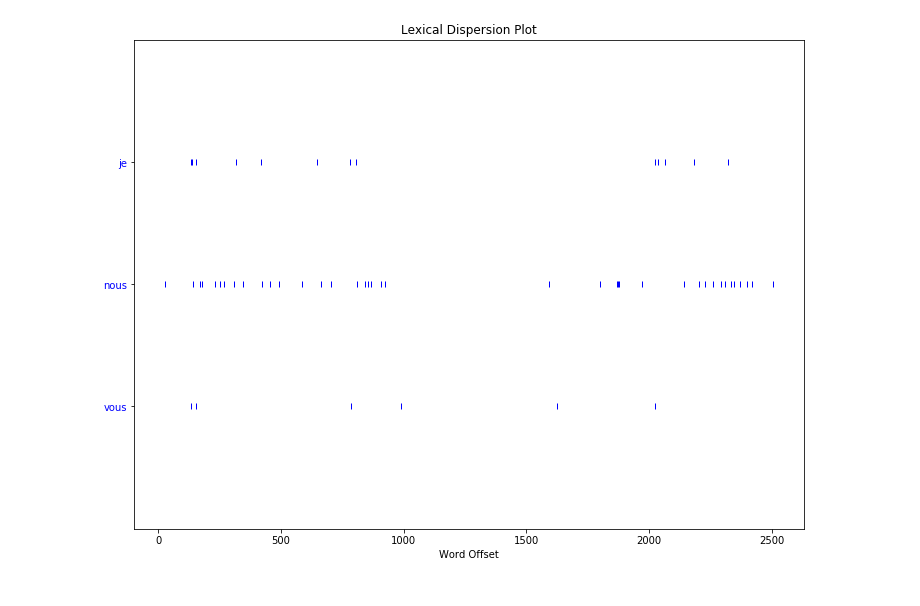
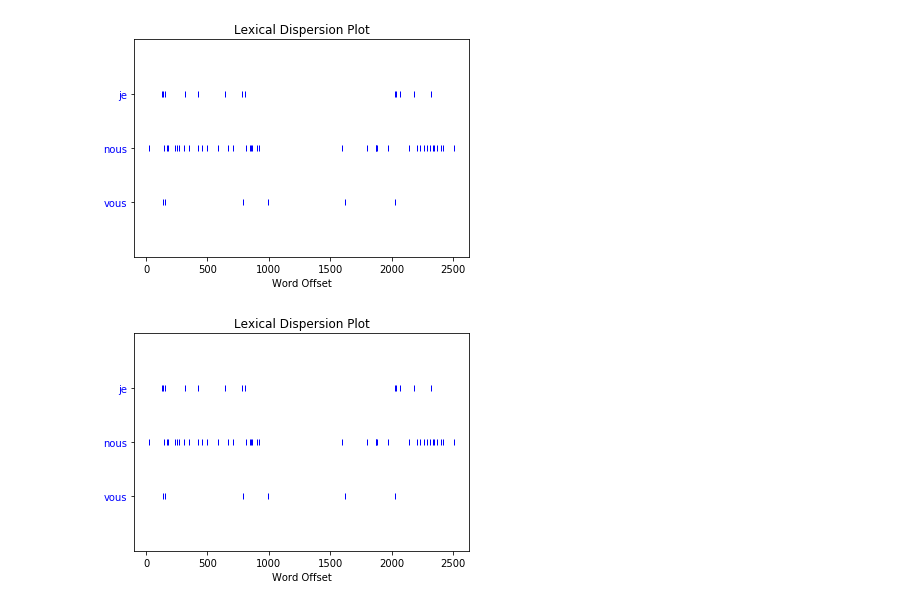
Before and after one commit to cyidhn/texto, a Jupyter notebook: prototypes/dispersion_plot.ipynb, the cells around one changed output. Drawn from its saved outputs; the diff is of its cells as text; code cells hidden in the pictures.

Commit message:
Ajout de la dispersion

```diff
--- a/prototypes/dispersion_plot.ipynb
+++ b/prototypes/dispersion_plot.ipynb
@@ -127,6 +119,12 @@ for tok in doc:
-# %%
-plt.figure(figsize=(12, 9))
-targets=['je','nous', 'vous']
-dispersion_plot(token, targets, ignore_case=True, title='Lexical Dispersion Plot')
-# %% [output]
-[figure, removed]
+# %%
+traitement = Dispersion()
+# %%
+traitement.run(corpus)
+# %%
+traitement.view(targets=['je','nous', 'vous'])
+# %% [output]
+[figure, added]
+# %%
+traitement.export()
+# %% [output]
+[figure, added]
```
Also changed, not shown: parts of 6 cells of this notebook, 2 other files.
